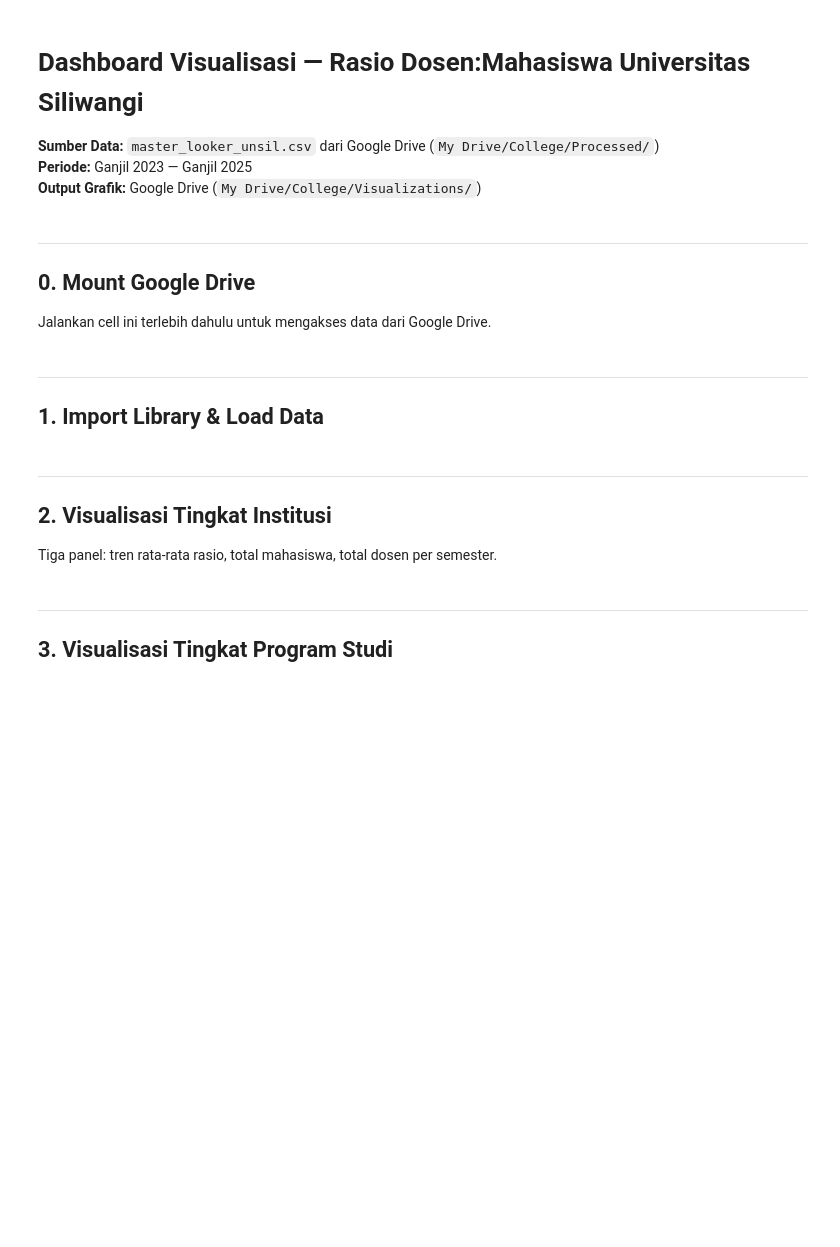
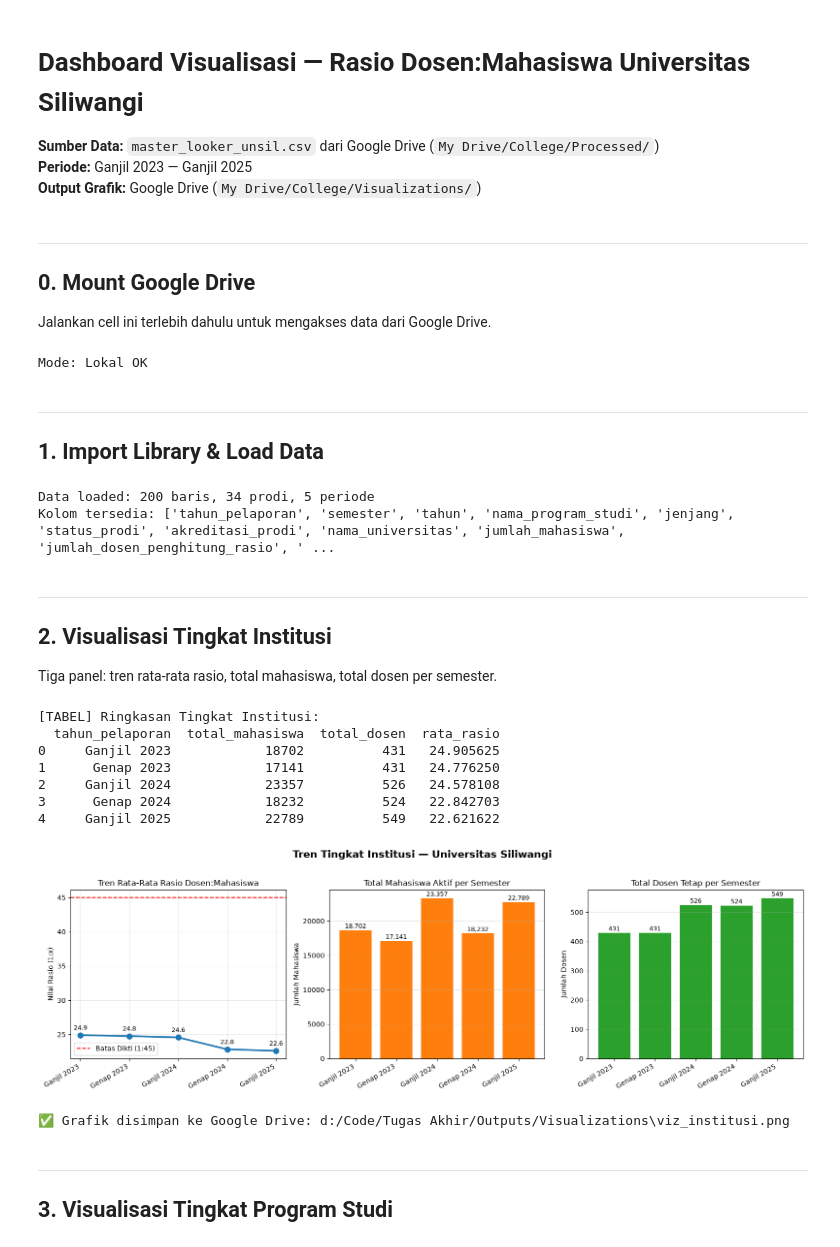
Before and after one commit to fauzinoorsyabani/Tugas-Akhir, a Jupyter notebook: Notebooks/Dashboard_Visualisasi.ipynb, the cells around one changed output. Drawn from its saved outputs; the diff is of its cells as text; code cells hidden in the pictures; blank space fills up the shorter version.

```diff
--- a/Notebooks/Dashboard_Visualisasi.ipynb
+++ b/Notebooks/Dashboard_Visualisasi.ipynb
@@ -9,35 +9,45 @@
 
 Jalankan cell ini terlebih dahulu untuk mengakses data dari Google Drive.
 # %%
-# LOCAL MODE
-print("Mode: Lokal")
+# [LOCAL MODE] - Google Drive tidak diperlukan
+print('Mode: Lokal OK')
+# %% [output]
+Mode: Lokal OK
 # %% [markdown]
 ---
 ## 1. Import Library & Load Data
 # %%
+import seaborn as sns
+import os
 import pandas as pd
 import numpy as np
 import matplotlib.pyplot as plt
 import matplotlib.gridspec as gridspec
-import seaborn as sns
-import os, warnings
-warnings.filterwarnings("ignore")
+import matplotlib.patches as mpatches
+import warnings
+warnings.filterwarnings('ignore')
 
-ROOT     = r"d:\Code\Tugas Akhir"
-PATH_CSV = os.path.join(ROOT, "Data", "Processed", "master_looker_unsil.csv")
-PATH_VIZ = os.path.join(ROOT, "Outputs", "Visualizations")
-os.makedirs(PATH_VIZ, exist_ok=True)
+# Load data dari path lokal
+master_path = 'd:/Code/Tugas Akhir/Data/Processed/master_looker_unsil.csv'
+VIZ_OUT = 'd:/Code/Tugas Akhir/Outputs/Visualizations'
 
-PERIOD_ORDER = ["Ganjil 2023", "Genap 2023", "Ganjil 2024", "Genap 2024", "Ganjil 2025"]
-COLORS = ["#1f77b4", "#ff7f0e", "#2ca02c", "#d62728", "#9467bd"]
+df = pd.read_csv(master_path)
 
-df = pd.read_csv(PATH_CSV)
-df["tahun_pelaporan"] = pd.Categorical(df["tahun_pelaporan"], categories=PERIOD_ORDER, ordered=True)
-df = df.sort_values("tahun_pelaporan")
+# Pastikan kolom numerik
+df['nilai_rasio'] = pd.to_numeric(df['nilai_rasio'], errors='coerce')
 
-print(f"Data loaded: {len(df)} baris | {df.nama_program_studi.nunique()} prodi | {df.tahun_pelaporan.nunique()} periode")
-print(f"Kolom baru: {[c for c in df.columns if c in ['fakultas','rumpun_ilmu']]}")
-print(f"NaN rasio: {df.nilai_rasio.isna().sum()} baris")
+PERIOD_ORDER = ['Ganjil 2023', 'Genap 2023', 'Ganjil 2024', 'Genap 2024', 'Ganjil 2025']
+df['tahun_pelaporan'] = pd.Categorical(df['tahun_pelaporan'], categories=PERIOD_ORDER, ordered=True)
+
+print(f'Data loaded: {len(df)} baris, {df["nama_program_studi"].nunique()} prodi, {df["tahun_pelaporan"].nunique()} periode')
+print('Kolom tersedia:', df.columns.tolist())
+
+# Definisikan warna
+COLORS = ['#1f77b4', '#ff7f0e', '#2ca02c', '#d62728', '#9467bd', '#8c564b']
+PATH_VIZ = VIZ_OUT
+# %% [output]
+Data loaded: 200 baris, 34 prodi, 5 periode
+Kolom tersedia: ['tahun_pelaporan', 'semester', 'tahun', 'nama_program_studi', 'jenjang', 'status_prodi', 'akreditasi_prodi', 'nama_universitas', 'jumlah_mahasiswa', 'jumlah_dosen_penghitung_rasio', ' ...
 # %% [markdown]
 ---
 ## 2. Visualisasi Tingkat Institusi
@@ -53,7 +63,7 @@ inst = df.groupby('tahun_pelaporan', observed=True).agg(
 ).reset_index()
 
 print('[TABEL] Ringkasan Tingkat Institusi:')
-display(inst)
+print(inst)
 
 fig, axes = plt.subplots(1, 3, figsize=(16, 5))
 fig.suptitle('Tren Tingkat Institusi — Universitas Siliwangi', fontsize=15, fontweight='bold', y=1.02)
@@ -67,33 +77,43 @@ ax.set_ylabel('Nilai Rasio (1:x)')
 ax.set_xticklabels(inst['tahun_pelaporan'], rotation=30, ha='right')
 ax.legend()
 ax.grid(True, alpha=0.3)
 for i, (x, y) in enumerate(zip(range(len(inst)), inst['rata_rasio'])):
     ax.annotate(f'{y:.1f}', (i, y), textcoords='offset points', xytext=(0,8), ha='center', fontsize=9)
 
 # Panel tengah: Bar chart total mahasiswa
 ax = axes[1]
 bars = ax.bar(inst['tahun_pelaporan'], inst['total_mahasiswa'], color=COLORS[1], edgecolor='white', linewidth=0.5)
 ax.set_title('Total Mahasiswa Aktif per Semester')
 ax.set_ylabel('Jumlah Mahasiswa')
 ax.set_xticklabels(inst['tahun_pelaporan'], rotation=30, ha='right')
 ax.grid(True, axis='y', alpha=0.3)
 for bar, v in zip(bars, inst['total_mahasiswa']):
     ax.text(bar.get_x()+bar.get_width()/2, bar.get_height()+50, f'{int(v):,}', ha='center', va='bottom', fontsize=9)
 
 # Panel kanan: Bar chart total dosen
 ax = axes[2]
 bars = ax.bar(inst['tahun_pelaporan'], inst['total_dosen'], color=COLORS[2], edgecolor='white', linewidth=0.5)
 ax.set_title('Total Dosen Tetap per Semester')
 ax.set_ylabel('Jumlah Dosen')
 ax.set_xticklabels(inst['tahun_pelaporan'], rotation=30, ha='right')
 ax.grid(True, axis='y', alpha=0.3)
 for bar, v in zip(bars, inst['total_dosen']):
     ax.text(bar.get_x()+bar.get_width()/2, bar.get_height()+1, f'{int(v):,}', ha='center', va='bottom', fontsize=9)
 
 plt.tight_layout()
 plt.savefig(os.path.join(PATH_VIZ, 'viz_institusi.png'), bbox_inches='tight', dpi=150)
 plt.show()
 print('✅ Grafik disimpan ke Google Drive:', os.path.join(PATH_VIZ, 'viz_institusi.png'))
+# %% [output]
+[TABEL] Ringkasan Tingkat Institusi:
+  tahun_pelaporan  total_mahasiswa  total_dosen  rata_rasio
+0     Ganjil 2023            18702          431   24.905625
+1      Genap 2023            17141          431   24.776250
+2     Ganjil 2024            23357          526   24.578108
+3      Genap 2024            18232          524   22.842703
+4     Ganjil 2025            22789          549   22.621622
+[figure, added]
+✅ Grafik disimpan ke Google Drive: d:/Code/Tugas Akhir/Outputs/Visualizations\viz_institusi.png
 # %% [markdown]
 ---
 ## 3. Visualisasi Tingkat Program Studi
```
Also changed, not shown: parts of 6 cells of this notebook, 50 other files.
